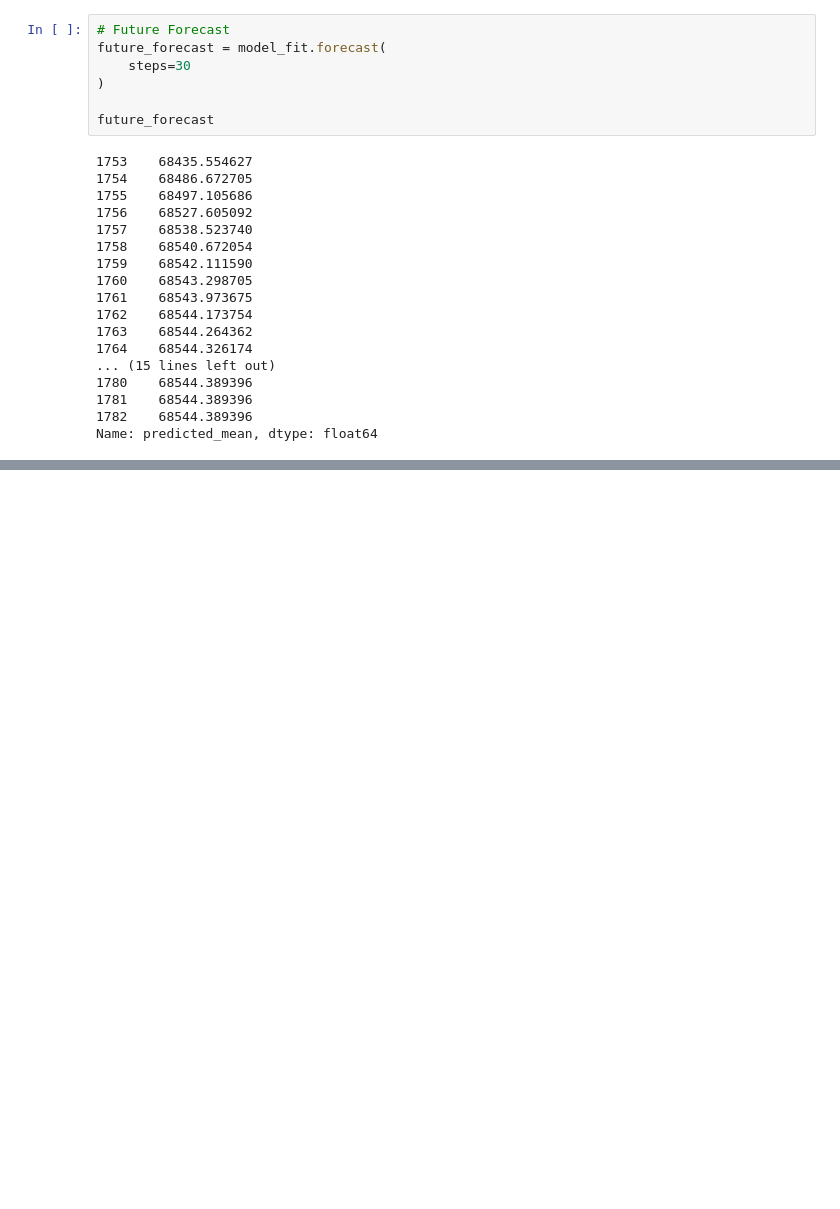
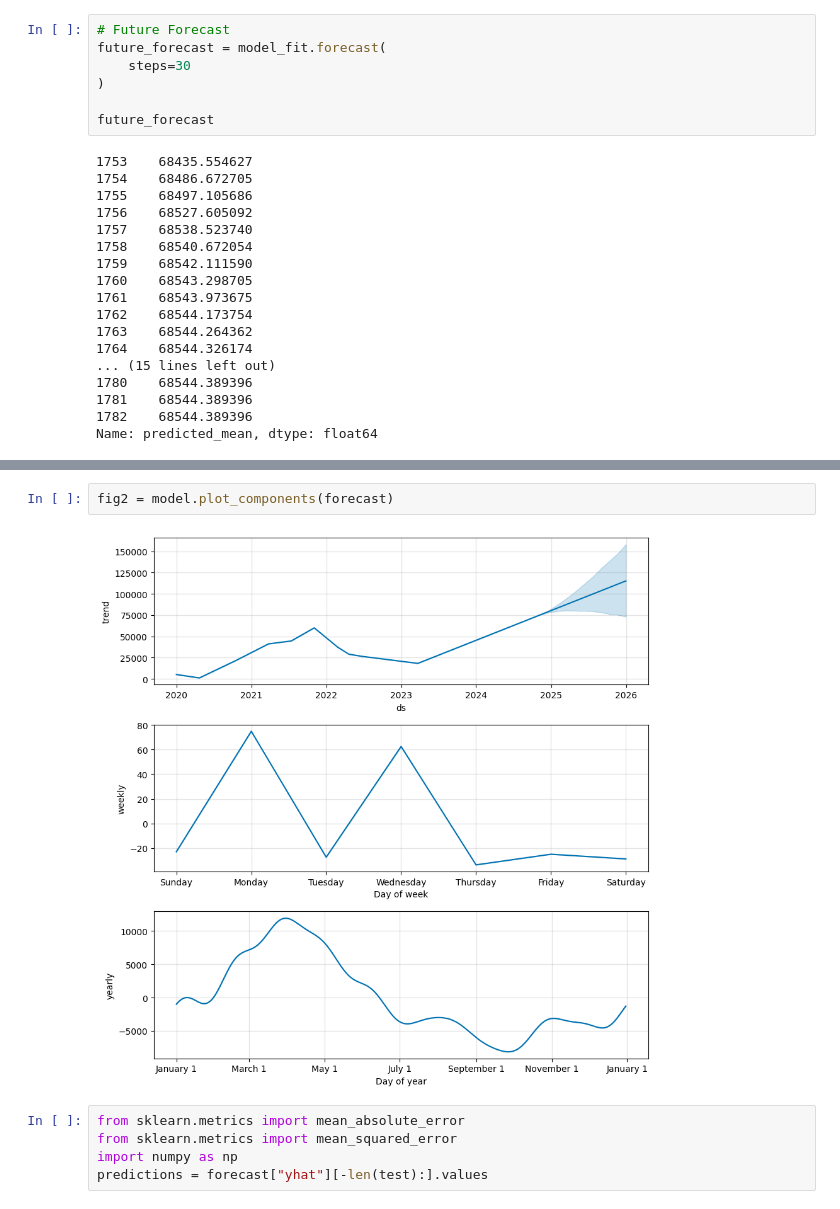
Before and after one commit to sravanthisabbidi/crypto-time-series-forecasting, a Jupyter notebook: notebooks/Crypto_Forecasting.ipynb, the cells around one changed output, grey strips where cells are left out. Drawn from its saved outputs; the diff is of its cells as text; blank space fills up the shorter version.

```diff
--- a/notebooks/Crypto_Forecasting.ipynb
+++ b/notebooks/Crypto_Forecasting.ipynb
@@ -621,0 +681,9 @@ Name: predicted_mean, dtype: float64
+# %%
+fig2 = model.plot_components(forecast)
+# %% [output]
+[figure, added]
+# %%
+from sklearn.metrics import mean_absolute_error
+from sklearn.metrics import mean_squared_error
+import numpy as np
+predictions = forecast["yhat"][-len(test):].values
```
Also changed, not shown: parts of 28 cells of this notebook, 3 other files.
